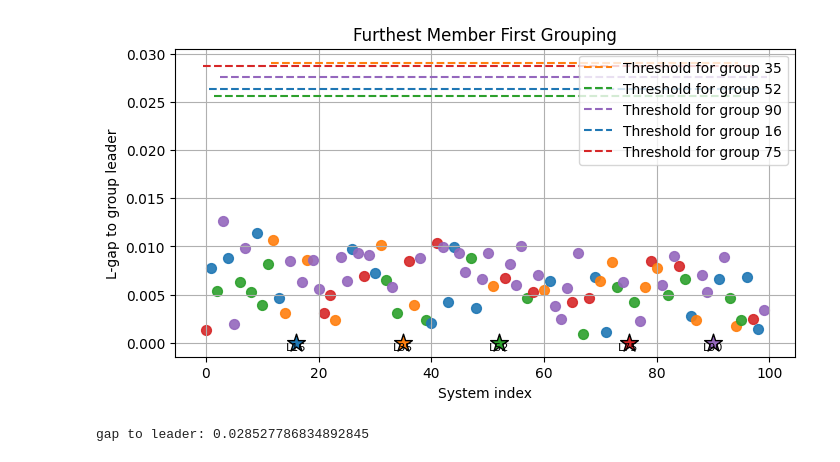
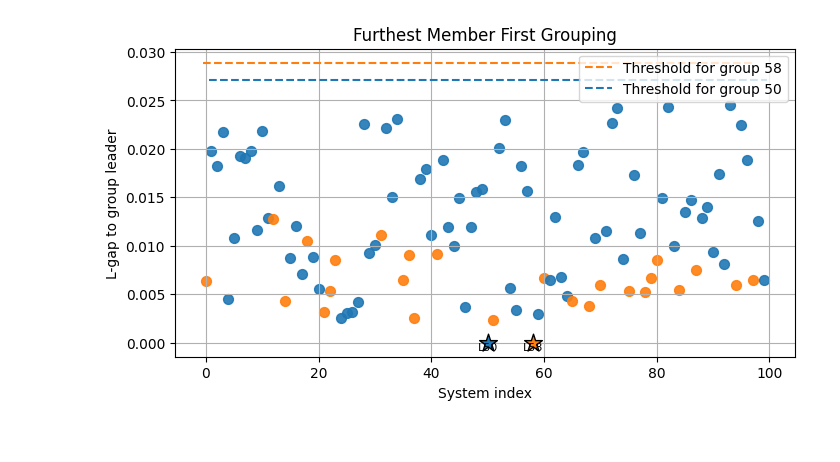
Before and after one commit to PeilinZhang/4YP, a Jupyter notebook: Grouping.ipynb, the cells around one changed output. Drawn from its saved outputs; the diff is of its cells as text; code cells hidden in the pictures.

```diff
--- a/Grouping.ipynb
+++ b/Grouping.ipynb
@@ -339,6 +239,9 @@ def leader_groups_fixed(D, m):
 # %%
 def Gap_margin_from_K(K, C, y, H_system, L):
     K_prep = K @ np.linalg.pinv(C)     # shape (m, p)
+
+    #test if y is just random
+    # y = np.random.randn(*y.shape)  # shape (T, p)
 
     u_ctrl = np.array([(K_prep @ y[i]).ravel() for i in range(y.shape[0])])
     #check data
@@ -363,8 +266,8 @@ def Gap_margin_from_K(K, C, y, H_system, L):
     # print("Gap to C perp:", result["gap_to_Cperp"])
     # print("Margin:", result["margin"])
 
-# K = LQR_wrapper(u, stored_x[1])
-# Hux = stored_hankels[1]
-# result = Gap_margin_from_K(K, C, stored_x[1], Hux, L)
-# print("Gap to C perp:", result["gap_to_Cperp"])
-# print("Margin:", result["margin"])
+K = LQR_wrapper(u, stored_x[1])
+Hux = stored_hankels[1]
+result = Gap_margin_from_K(K, C, stored_x[1], Hux, L)
+print("Gap to C perp:", result["gap_to_Cperp"])
+print("Margin:", result["margin"])
@@ -534,15 +440,15 @@ def clustering_with_auto_m(D, eps, seed_mode="avg", assign_order="hard_first"):
 # groups = leader_groups(D, eps)
 # groups = leader_groups2(D)
 # groups = leader_groups_fixed(D, 3)
-groups, well_pose = cluster_farthest_assign_medoid_threshold(D_l, 5)
-print("well_pose:", well_pose)
+# groups, well_pose = cluster_farthest_assign_medoid_threshold(D_l, 5)
+# print("well_pose:", well_pose)
 # groups = clustering_with_auto_m(D_l, eps)
-# for m in range(1, num_systems+1):
-#     print(f"Trying m={m} clusters...")
-#     groups, well_pose = cluster_farthest_assign_medoid_threshold(D_l, m, seed_mode="avg", assign_order="hard_first")
-#     if well_pose == 1:
-#         print(f"Successfully clustered with m={m} clusters.")
-#         break
+for m in range(1, num_systems+1):
+    print(f"Trying m={m} clusters...")
+    groups, well_pose = cluster_farthest_assign_medoid_threshold(D_l, m, seed_mode="avg", assign_order="hard_first")
+    if well_pose == 1:
+        print(f"Successfully clustered with m={m} clusters.")
+        break
 for g in groups:
     print("leader:", g["leader"], "size:", len(g["members"]), "members:", g["members"])
 # print("groups:", groups)
@@ -608,35 +502,32 @@ for i in range(N):
         plt.text(i, 0, f"L{l}", ha="center", va="top", fontsize=8)
     else:
         plt.scatter(
             i,
             dist_to_leader[i],
             color=leader_color[l],
             s=50,
             alpha=0.9,
         )
 
 for g in groups:
     leader = g["leader"]
     members = g["members"]
     eps = g["eps"]
     plt.hlines(
         eps,
         xmin=min(members) - 0.5,
         xmax=max(members) + 0.5,
         colors=leader_color[leader],
         linestyles="--",
         label=f"Threshold for group {leader}"
     )
 
+plt.legend(loc="center left", bbox_to_anchor=(1.02, 0.5), frameon=True)
 plt.xlabel("System index")
 plt.ylabel("L-gap to group leader")
 plt.title("Furthest Member First Grouping")
 plt.grid(True)
 plt.legend()
 plt.show()
 # %% [output]
-[figure, old version]
+[figure, new version]
-# %%
-print("gap to leader:", D_l[90, 36])
-# %% [output]
-gap to leader: 0.028527786834892845
```
Also changed, not shown: parts of 24 cells of this notebook, 15 other files.
